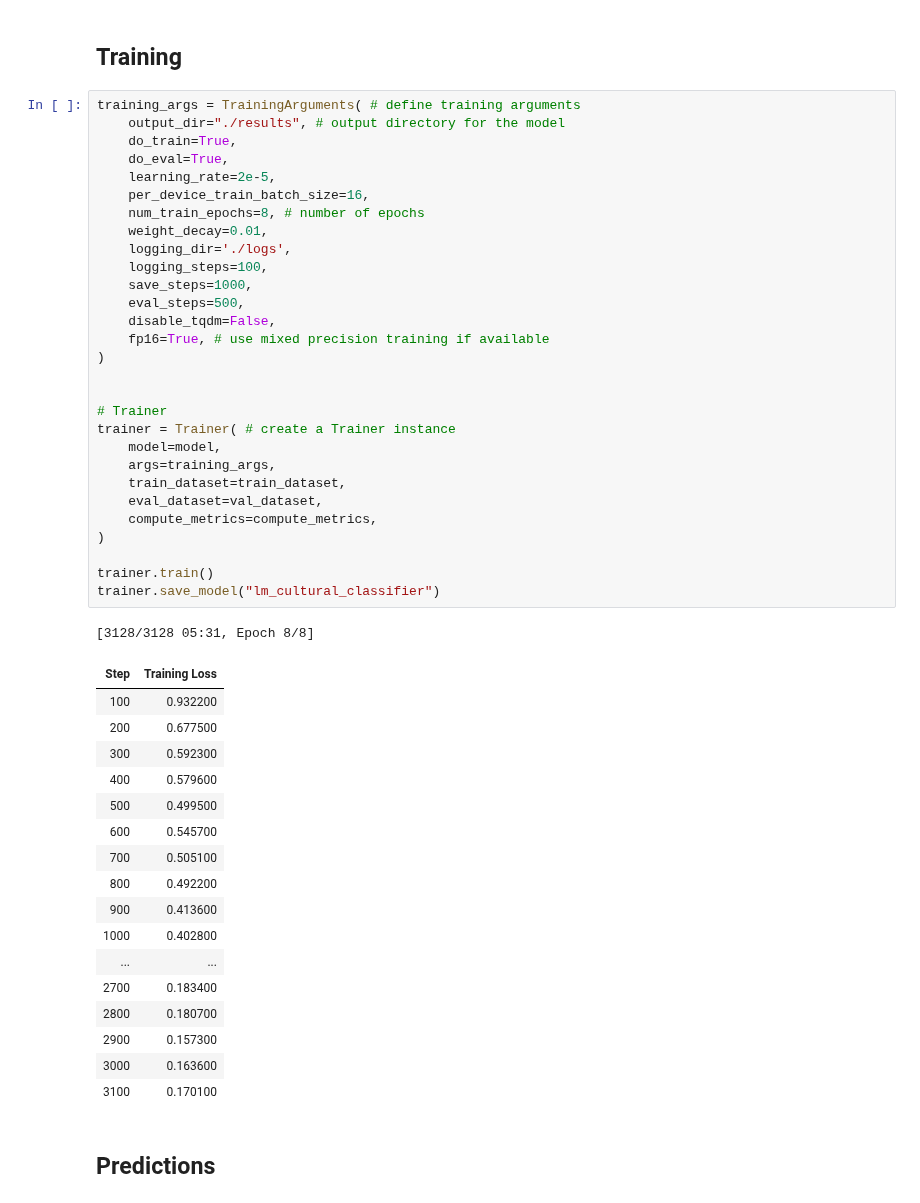
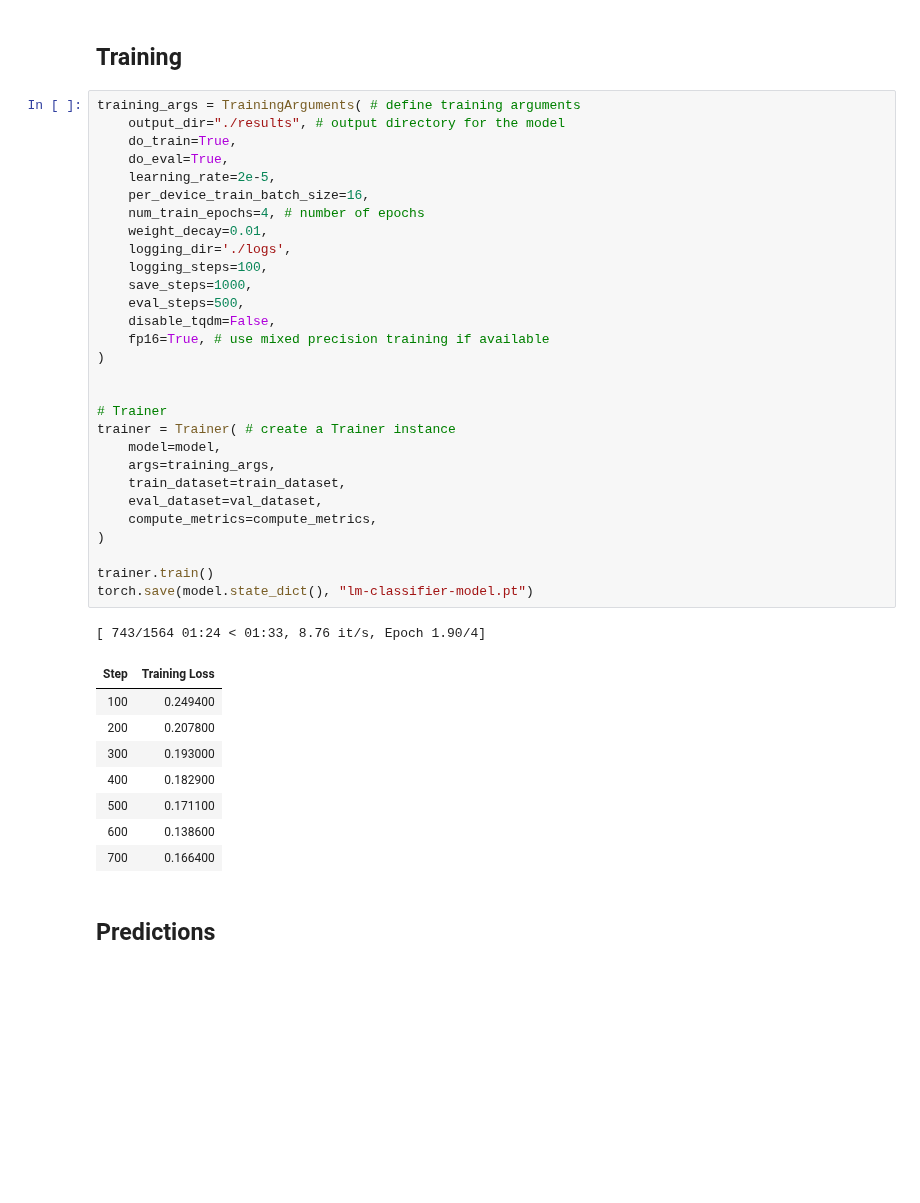
Before and after one commit to LucaColamarino/MNLP_HW1, a Jupyter notebook: LM-Approach/LM-Approach.ipynb, the cells around one changed output. Cells and saved outputs as stored; diff of their text form; blank space fills up the shorter version.

```diff
--- a/LM-Approach/LM-Approach.ipynb
+++ b/LM-Approach/LM-Approach.ipynb
@@ -258,51 +258,42 @@ val_dataset.set_format("torch")
 # %%
 training_args = TrainingArguments( # define training arguments
     output_dir="./results", # output directory for the model
     do_train=True,
     do_eval=True,
     learning_rate=2e-5,
     per_device_train_batch_size=16,
-    num_train_epochs=8, # number of epochs
+    num_train_epochs=4, # number of epochs
     weight_decay=0.01,
     logging_dir='./logs',
     logging_steps=100,
     save_steps=1000,
     eval_steps=500,
     disable_tqdm=False,
     fp16=True, # use mixed precision training if available
 )
 
 
 # Trainer
 trainer = Trainer( # create a Trainer instance
     model=model,
     args=training_args,
     train_dataset=train_dataset,
     eval_dataset=val_dataset,
     compute_metrics=compute_metrics,
 )
 
 trainer.train()
-trainer.save_model("lm_cultural_classifier")
+torch.save(model.state_dict(), "lm-classifier-model.pt")
 # %% [output]
-[3128/3128 05:31, Epoch 8/8]
+[ 743/1564 01:24 < 01:33, 8.76 it/s, Epoch 1.90/4]
 | Step | Training Loss |
-| 100 | 0.932200 |
-| 200 | 0.677500 |
-| 300 | 0.592300 |
-| 400 | 0.579600 |
-| 500 | 0.499500 |
-| 600 | 0.545700 |
-| 700 | 0.505100 |
-| 800 | 0.492200 |
-| 900 | 0.413600 |
-| 1000 | 0.402800 |
-| ... | ... |
-| 2700 | 0.183400 |
-| 2800 | 0.180700 |
-| 2900 | 0.157300 |
-| 3000 | 0.163600 |
-| 3100 | 0.170100 |
+| 100 | 0.249400 |
+| 200 | 0.207800 |
+| 300 | 0.193000 |
+| 400 | 0.182900 |
+| 500 | 0.171100 |
+| 600 | 0.138600 |
+| 700 | 0.166400 |
 # %% [markdown]
 ## Predictions
 # %%
```
Also changed, not shown: parts of 1 cell of this notebook, 1 other file.
